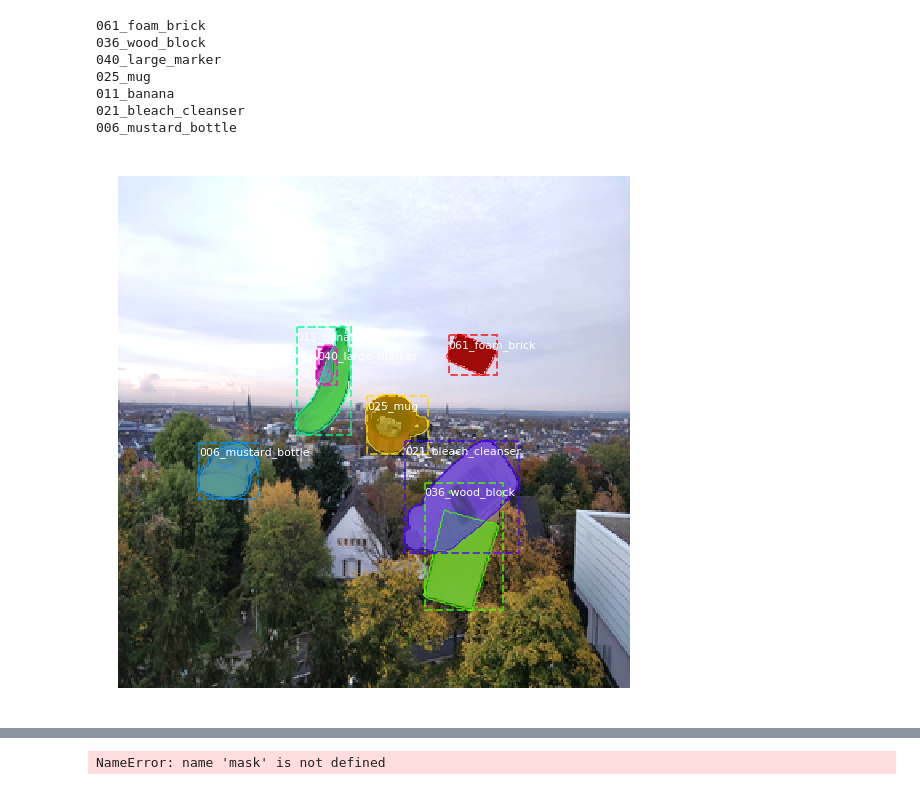
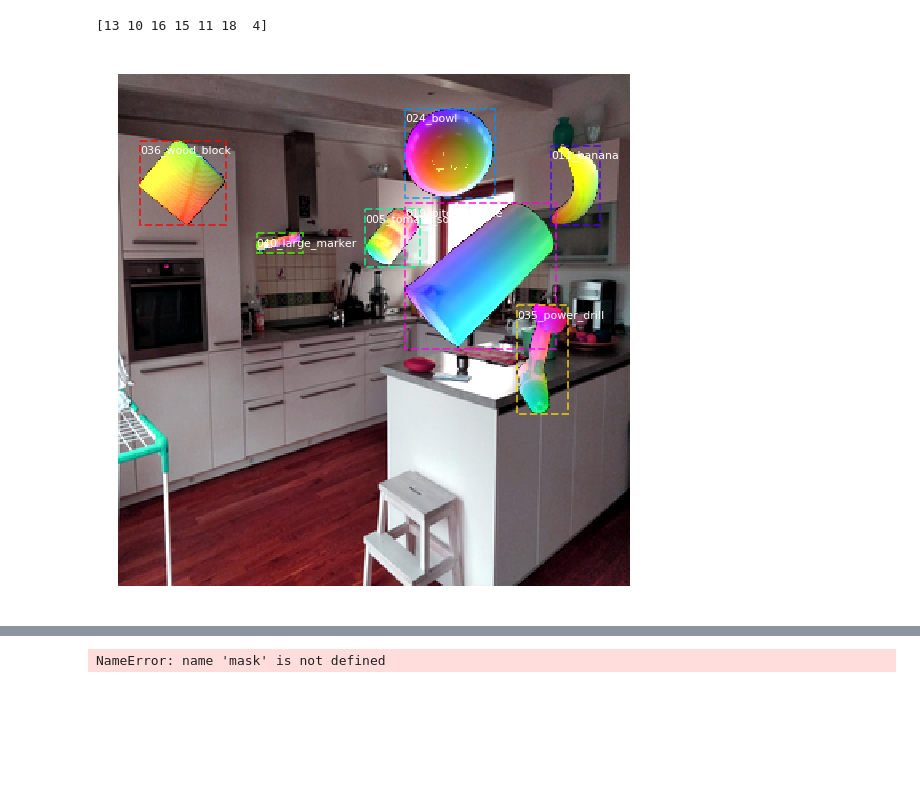
Before and after one commit to CosmosHua/Pose_Estimation, a Jupyter notebook: samples/ycbv/inspect_data.ipynb, the cells around one changed output, grey strips where cells are left out. Cells and saved outputs as stored; diff of their text form; code cells hidden in the pictures; blank space fills up the shorter version.

```diff
--- a/samples/ycbv/inspect_data.ipynb
+++ b/samples/ycbv/inspect_data.ipynb
@@ -48,11 +48,11 @@ dataset_train.load_ycbv()
 dataset_train.prepare()
 # %%
 # Load and display random samples
-image_ids = np.random.choice(dataset_train.image_ids, 4)
-for image_id in image_ids[:1]:
+image_ids = np.random.choice(dataset_train.image_ids, 10)
+for image_id in image_ids:
     image = dataset_train.load_image(image_id)
+    print(image_id)
     rgb_masks, class_ids = dataset_train.load_rgb_mask(image_id)
-    print(rgb_masks.shape)
     visualize.display_rgb_top_masks(image, rgb_masks, class_ids, dataset_train.class_names, limit=3)
 # for image_id in image_ids[:1]:
 #     image = dataset_train.load_image(image_id)
@@ -69,17 +79,19 @@ from skimage.measure import find_contours
 # %%
 # Load random image and mask.
 image_id = random.choice(dataset_train.image_ids)
-image, _, class_id, bbox, binary_mask, rgb_mask = modellib.load_image_gt(dataset_train, config, image_id, use_mini_mask=False)
-binary_mask = (binary_mask * 255).astype(np.uint8)
-rgb_mask = (rgb_mask * 255).astype(np.uint8)
-visualize.display_instances(image, bbox, binary_mask, class_id, dataset_train.class_names, figsize=(10, 10), show_mask=True)
-visualize.display_rgb_instances(image, bbox, rgb_mask, class_id, dataset_train.class_names, figsize=(10, 10), show_mask=True)
+image_id = 16
+image, _, class_id, bbox, r_masks, g_masks, b_masks = modellib.load_image_gt(dataset_train, config, image_id, use_mini_mask=False)
+print(class_id)
+r_masks = (r_masks * 255).astype(np.uint8)
+g_masks = (g_masks * 255).astype(np.uint8)
+b_masks = (b_masks * 255).astype(np.uint8)
+masks = []
+for i in range(r_masks.shape[-1]):
+    mask = np.stack([r_masks[:, :, i], g_masks[:, :, i], b_masks[:, :, i]], axis=2)
+    masks.append(mask)
+masks = np.stack(masks, axis=2)
+rgb_mask = np.reshape(masks, (320, 320, 3*7))
+visualize.display_rgb_instances(image, bbox, rgb_mask, class_id, dataset_train.class_names, figsize=(10, 10), show_bbox=True, show_mask=True)
 # %% [output]
-061_foam_brick
-036_wood_block
-040_large_marker
-025_mug
-011_banana
-021_bleach_cleanser
-006_mustard_bottle
+[13 10 16 15 11 18  4]
-[figure, old version]
+[figure, new version]
```
Also changed, not shown: parts of 3 cells of this notebook, 55 other files.
